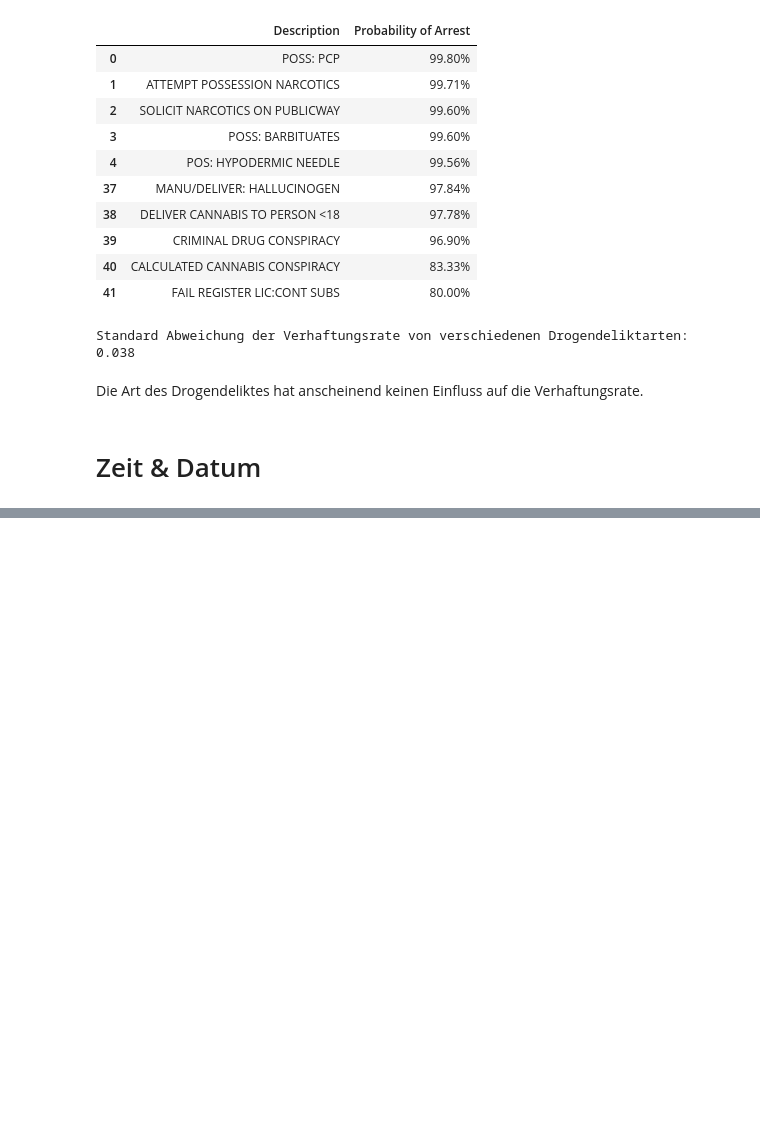
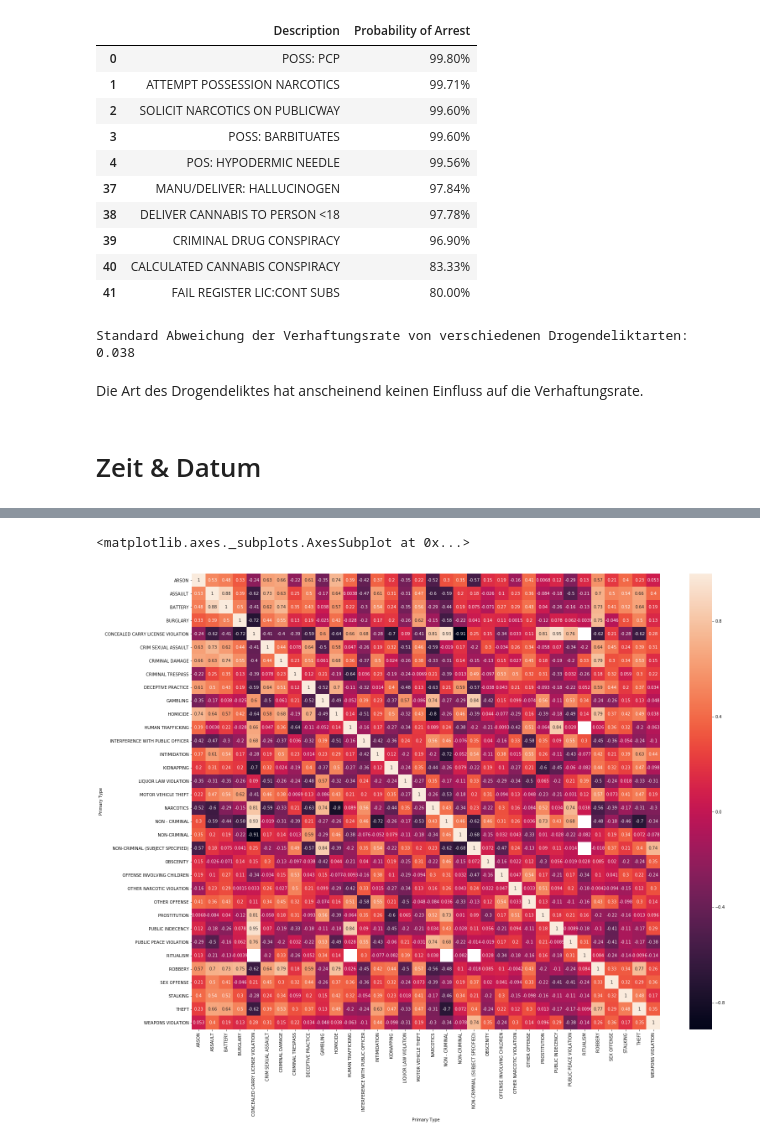
Before and after one commit to sambokai/Chicago-Crime-EDA, a Jupyter notebook: EDA.ipynb, the cells around one changed output, grey strips where cells are left out. Cells and saved outputs as stored; diff of their text form; code cells hidden in the pictures; blank space fills up the shorter version.

Commit message:
Implement Primary Type Correlation Matrix; Clean data: Remove insignificantly small primary type 'Domestic Violence'

```diff
--- a/EDA.ipynb
+++ b/EDA.ipynb
@@ -31,3 +34,5 @@ crimes.head(2)
+# %%
+crimes = crimes[crimes['Primary Type'] != 'DOMESTIC VIOLENCE']
 # %% [markdown]
 # Häufigkeit pro Straftatenart
 # %%
@@ -210,0 +198,16 @@ c
+# %%
+c = crimes
+
+types = ['NARCOTICS', 'PROSTITUTION', 'THEFT', 'MOTOR VEHICLE THEFT', 'BURGLARY', 'CRIMINAL TRESPASS', 'GAMBLING', 'LIQUOR LAW VIOLATION']
+c = c.groupby([c.Date.dt.year.astype(int), c['Primary Type']]).size()
+c = c.unstack()
+#c['Total Crime Count'] = c.sum(axis=1)
+#c = c[types]
+c = c.pct_change()
+
+c = c.corr()
+plt.subplots(figsize=(25,20))
+sns.heatmap(c, annot=True)
+# %% [output]
+<matplotlib.axes._subplots.AxesSubplot at 0x...>
+[figure, added]
```
Also changed, not shown: parts of 5 cells of this notebook.
